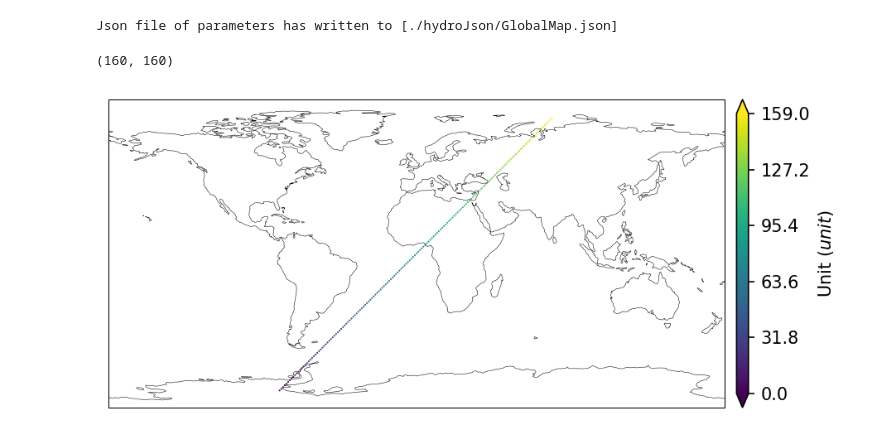
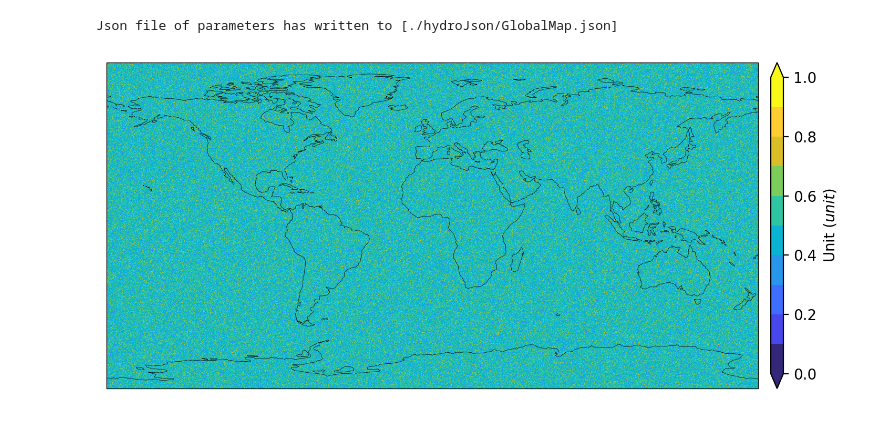
Before and after one commit to PerhapsChen/HydroVisCal, a Jupyter notebook: workspace/EXAMPLE_GlobalMap.ipynb, the cells around one changed output. Saved outputs shown, nothing was run; the diff lists cells and outputs as text; code cells hidden in the pictures.

```diff
--- a/workspace/EXAMPLE_GlobalMap.ipynb
+++ b/workspace/EXAMPLE_GlobalMap.ipynb
@@ -36,13 +25,13 @@ lon = np.arange(-80, 80, 1)
-# %%
-len(data), len(lat)
-# %% [output]
-(160, 160)
+# %%
+data = np.random.rand(1800, 3600)
+lat = LatCoords(90, -90, 0.1)
+lon = LonCoords(-180, 180, 0.1)
 # %%
 b = GlobalMapPlot()
 b.baseMap()
 # b.ax.plot([114,20],[40, 20], transform=ccrs.PlateCarree())
 # b.ax.get_extent(ccrs.PlateCarree())
 # b.stackImage(data[0], lat, lon)
-b.stackScatter(data=data, lon=lon, lat=lat)
+b.stackImage(data=data, lon=lon, lat=lat)
 # %% [output]
-[figure, old version]
+[figure, new version]
```
Also changed, not shown: parts of 6 cells of this notebook, 3 other files.
